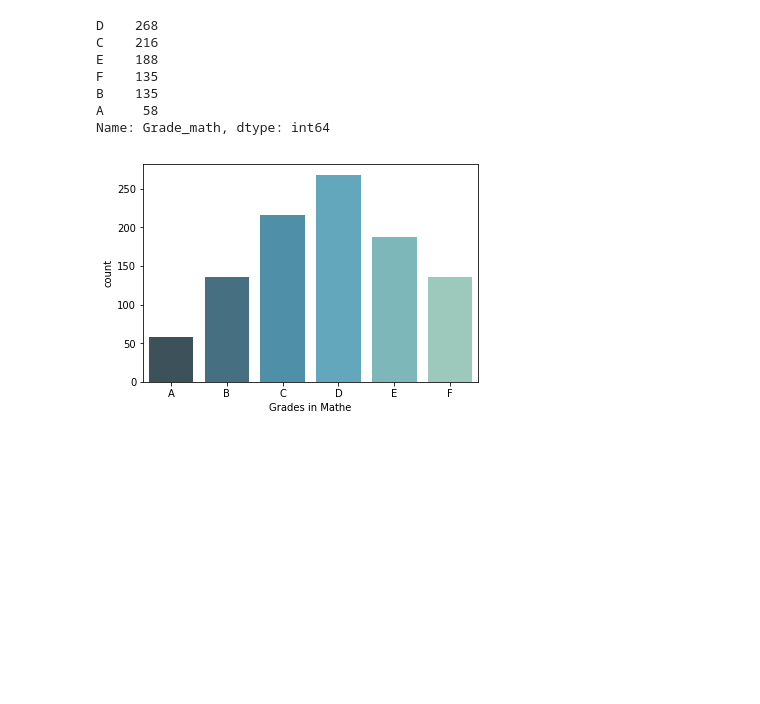
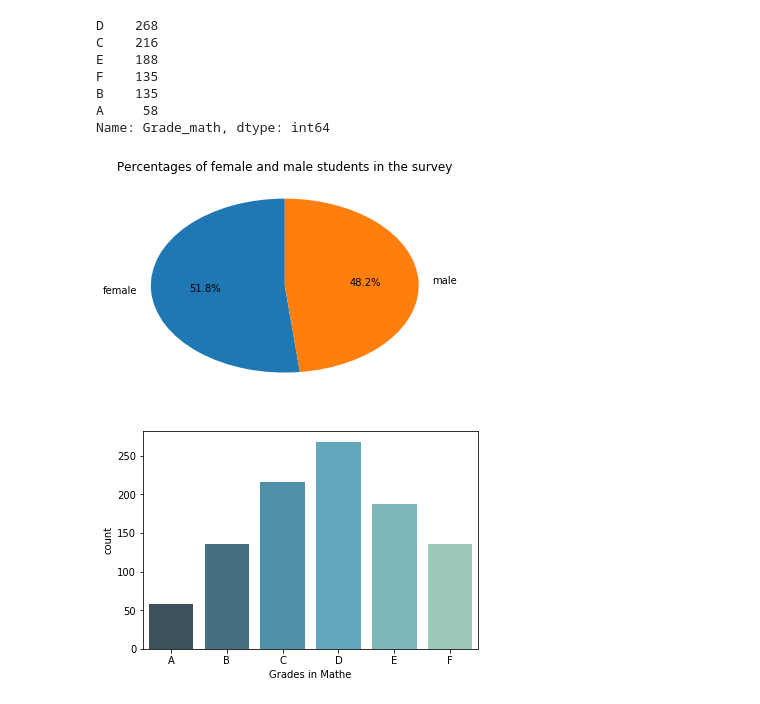
Before and after one commit to Amelmekaddim/GDSC-Workshop-Student-Performance-kaggle, a Jupyter notebook: gdscsp.ipynb, the cells around one changed output. Saved outputs shown, nothing was run; the diff lists cells and outputs as text; code cells hidden in the pictures; blank space fills up the shorter version.

```diff
--- a/gdscsp.ipynb
+++ b/gdscsp.ipynb
@@ -82,16 +82,16 @@ data.head()
 | 3 | male | group A | associate's degree | free/reduced | none | 47 | ... |
 | 4 | male | group C | some college | standard | none | 76 | ... |
 # %%
-def Grade(marks):
-    if marks >= 90:
+def Grade(a):
+    if a >= 90:
         grade = 'A'
-    elif marks >= 80:
+    elif a >= 80:
         grade = 'B'
-    elif marks >= 70:
+    elif a >= 70:
         grade = 'C'
-    elif marks >= 60:
+    elif a >= 60:
         grade = 'D'
-    elif marks >= 50:
+    elif a >= 50:
         grade = 'E'
     else:
         grade = 'F'
@@ -120,6 +120,12 @@ F    135
 B    135
 A     58
 Name: Grade_math, dtype: int64
+# %%
+gender_P = data.gender.value_counts()
+plt.title("Percentages of female and male students in the survey")
+plt.pie(gender_P, labels=gender_P.index, autopct='%1.1f%%', startangle=90);
+# %% [output]
+[figure, added]
 # %%
 order_grade = ["A","B","C","D","E","F"]
 sns.countplot(x = "Grade_math", data = data, order = order_grade, palette = "GnBu_d")
```
Also changed, not shown: parts of 1 cell of this notebook.
